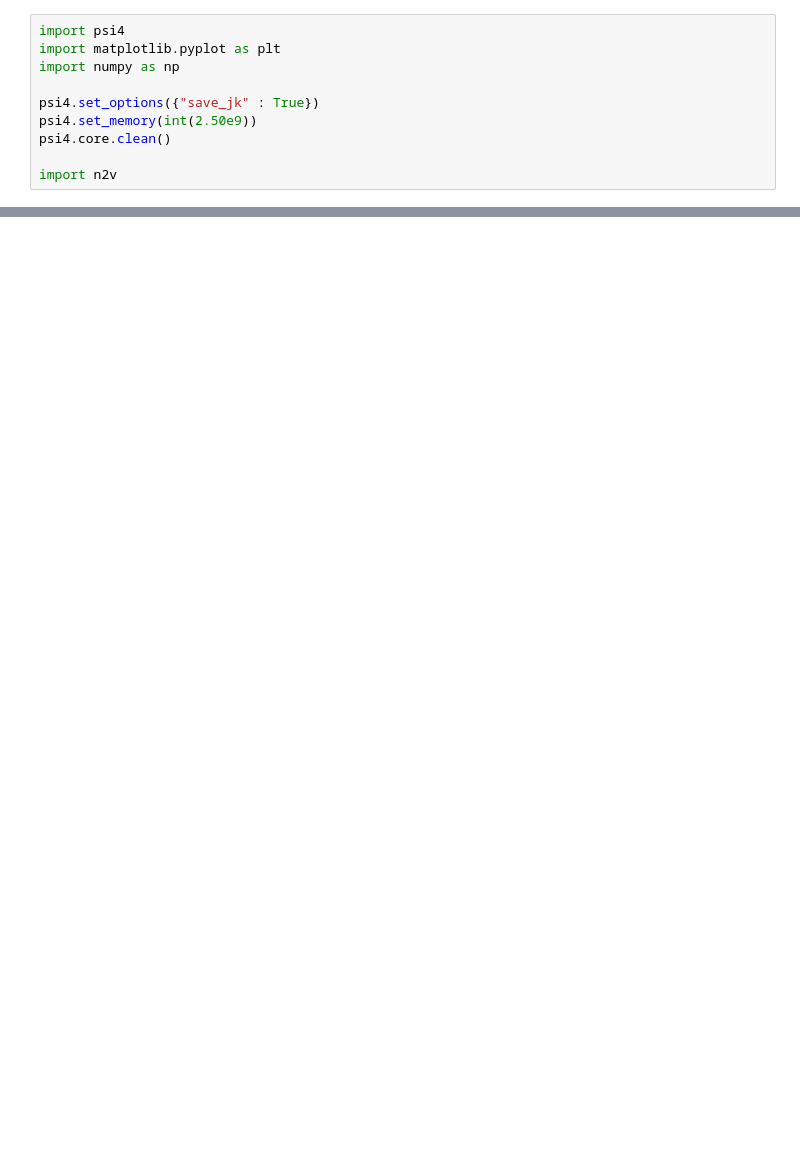
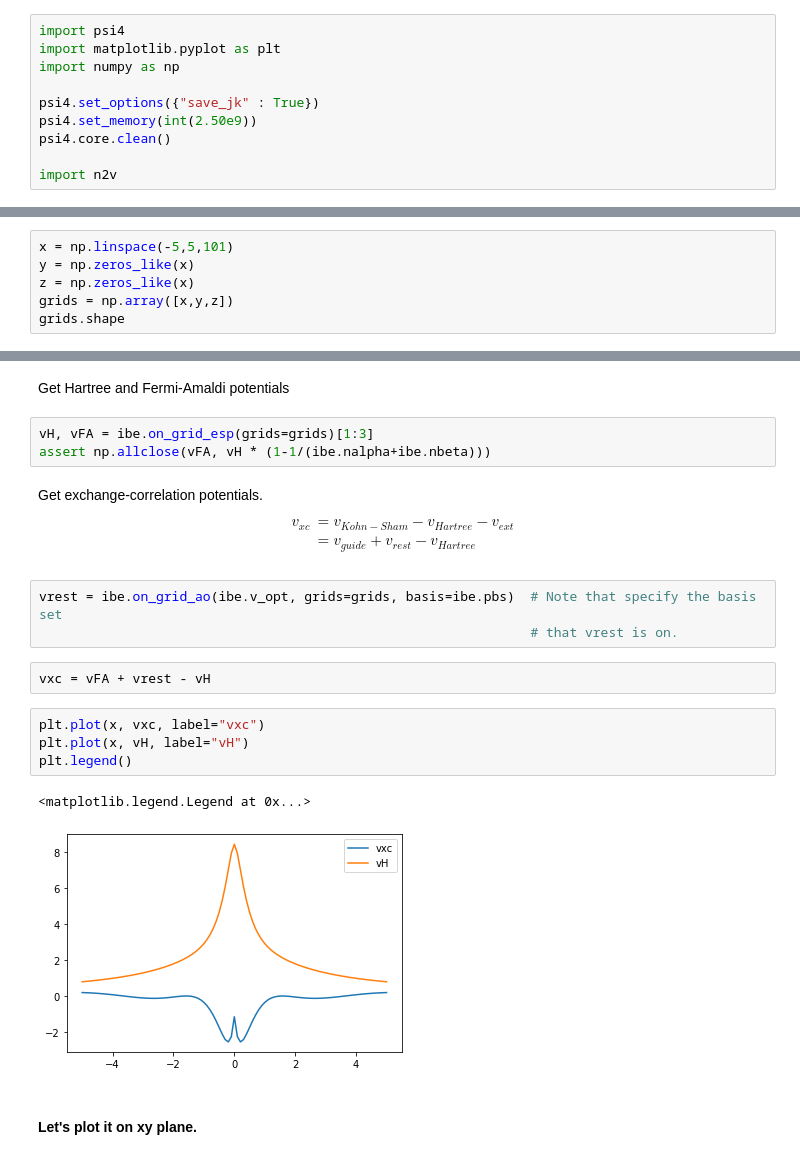
Before and after one commit to wasserman-group/n2v_examples, a Jupyter notebook: WuYang/Noble_Gases.ipynb, the cells around one changed output, grey strips where cells are left out. Cells and saved outputs as stored; diff of their text form; blank space fills up the shorter version.

```diff
--- a/WuYang/Noble_Gases.ipynb
+++ b/WuYang/Noble_Gases.ipynb
@@ -57,0 +54,6 @@ plt.legend()
+# %%
+x = np.linspace(-5,5,101)
+y = np.zeros_like(x)
+z = np.zeros_like(x)
+grids = np.array([x,y,z])
+grids.shape
@@ -57,0 +69,26 @@ plt.legend()
+# %% [markdown]
+Get Hartree and Fermi-Amaldi potentials
+# %%
+vH, vFA = ibe.on_grid_esp(grids=grids)[1:3]
+assert np.allclose(vFA, vH * (1-1/(ibe.nalpha+ibe.nbeta)))
+# %% [markdown]
+Get exchange-correlation potentials.
+\begin{align}
+v_{xc}
+&=v_{Kohn-Sham}-v_{Hartree}-v_{ext}\\
+&=v_{guide}+v_{rest}-v_{Hartree}
+\end{align}
+# %%
+vrest = ibe.on_grid_ao(ibe.v_opt, grids=grids, basis=ibe.pbs)  # Note that specify the basis set
+                                                               # that vrest is on.
+# %%
+vxc = vFA + vrest - vH
+# %%
+plt.plot(x, vxc, label="vxc")
+plt.plot(x, vH, label="vH")
+plt.legend()
+# %% [output]
+<matplotlib.legend.Legend at 0x...>
+[figure, added]
+# %% [markdown]
+#### Let's plot it on xy plane.
```
Also changed, not shown: parts of 23 cells of this notebook.
